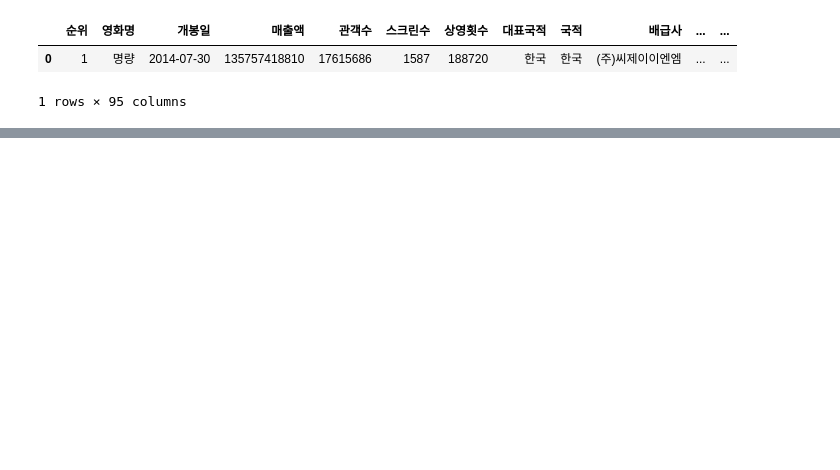
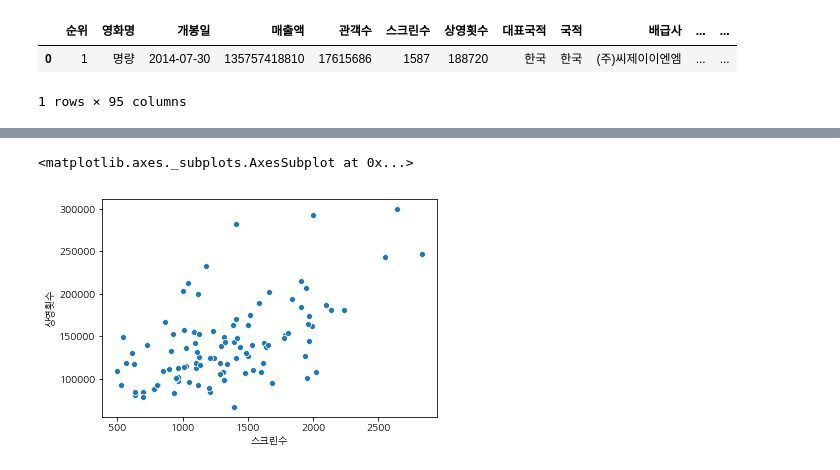
Before and after one commit to SJinLee/moviedj, a Jupyter notebook: 01.check_data_movie.ipynb, the cells around one changed output, grey strips where cells are left out. Drawn from its saved outputs; the diff is of its cells as text; code cells hidden in the pictures; blank space fills up the shorter version.

```diff
--- a/01.check_data_movie.ipynb
+++ b/01.check_data_movie.ipynb
@@ -53,0 +118,5 @@ Index(['순위', '영화명', '개봉일', '매출액', '관객수', '스크린
+# %%
+sns.scatterplot(x="스크린수", y="상영횟수", data=df, palette="Set2")
+# %% [output]
+<matplotlib.axes._subplots.AxesSubplot at 0x...>
+[figure, added]
```
Also changed, not shown: parts of 12 cells of this notebook.
